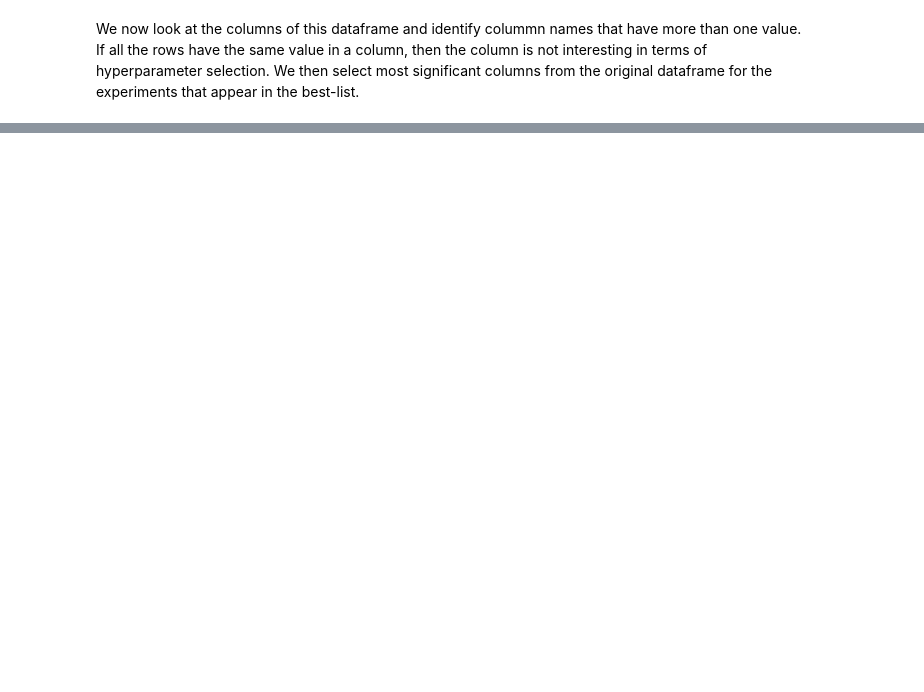
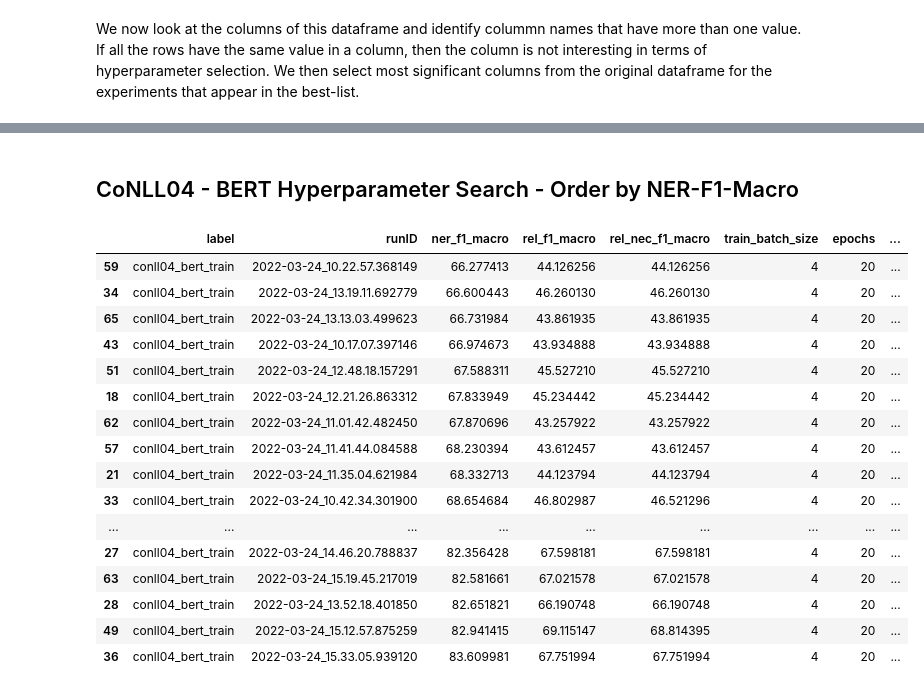
Before and after one commit to kamfonas/Poking_At_SpERT, a Jupyter notebook: notebooks/hyperparm_selection.ipynb, the cells around one changed output, grey strips where cells are left out. Saved outputs shown, nothing was run; the diff lists cells and outputs as text; code cells hidden in the pictures; blank space fills up the shorter version.

```diff
--- a/notebooks/hyperparm_selection.ipynb
+++ b/notebooks/hyperparm_selection.ipynb
@@ -174,0 +187,22 @@ argDF.iloc[list(set(best.index))][['label','runID','ner_f1_macro','rel_f1_macro'
+# %% [markdown]
+## CoNLL04 - BERT Hyperparameter Search - Order by NER-F1-Macro
+# %%
+df.sort_values('ner_f1_macro')
+# %% [output]
+|  | label | runID | ner_f1_macro | rel_f1_macro | rel_nec_f1_macro | train_batch_size | epochs | ... |
+| 59 | conll04_bert_train | 2022-03-24_10.22.57.368149 | 66.277413 | 44.126256 | 44.126256 | 4 | 20 | ... |
+| 34 | conll04_bert_train | 2022-03-24_13.19.11.692779 | 66.600443 | 46.260130 | 46.260130 | 4 | 20 | ... |
+| 65 | conll04_bert_train | 2022-03-24_13.13.03.499623 | 66.731984 | 43.861935 | 43.861935 | 4 | 20 | ... |
+| 43 | conll04_bert_train | 2022-03-24_10.17.07.397146 | 66.974673 | 43.934888 | 43.934888 | 4 | 20 | ... |
+| 51 | conll04_bert_train | 2022-03-24_12.48.18.157291 | 67.588311 | 45.527210 | 45.527210 | 4 | 20 | ... |
+| 18 | conll04_bert_train | 2022-03-24_12.21.26.863312 | 67.833949 | 45.234442 | 45.234442 | 4 | 20 | ... |
+| 62 | conll04_bert_train | 2022-03-24_11.01.42.482450 | 67.870696 | 43.257922 | 43.257922 | 4 | 20 | ... |
+| 57 | conll04_bert_train | 2022-03-24_11.41.44.084588 | 68.230394 | 43.612457 | 43.612457 | 4 | 20 | ... |
+| 21 | conll04_bert_train | 2022-03-24_11.35.04.621984 | 68.332713 | 44.123794 | 44.123794 | 4 | 20 | ... |
+| 33 | conll04_bert_train | 2022-03-24_10.42.34.301900 | 68.654684 | 46.802987 | 46.521296 | 4 | 20 | ... |
+| ... | ... | ... | ... | ... | ... | ... | ... | ... |
+| 27 | conll04_bert_train | 2022-03-24_14.46.20.788837 | 82.356428 | 67.598181 | 67.598181 | 4 | 20 | ... |
+| 63 | conll04_bert_train | 2022-03-24_15.19.45.217019 | 82.581661 | 67.021578 | 67.021578 | 4 | 20 | ... |
+| 28 | conll04_bert_train | 2022-03-24_13.52.18.401850 | 82.651821 | 66.190748 | 66.190748 | 4 | 20 | ... |
+| 49 | conll04_bert_train | 2022-03-24_15.12.57.875259 | 82.941415 | 69.115147 | 68.814395 | 4 | 20 | ... |
+| 36 | conll04_bert_train | 2022-03-24_15.33.05.939120 | 83.609981 | 67.751994 | 67.751994 | 4 | 20 | ... |
```
Also changed, not shown: parts of 11 cells of this notebook, 1 other file.
